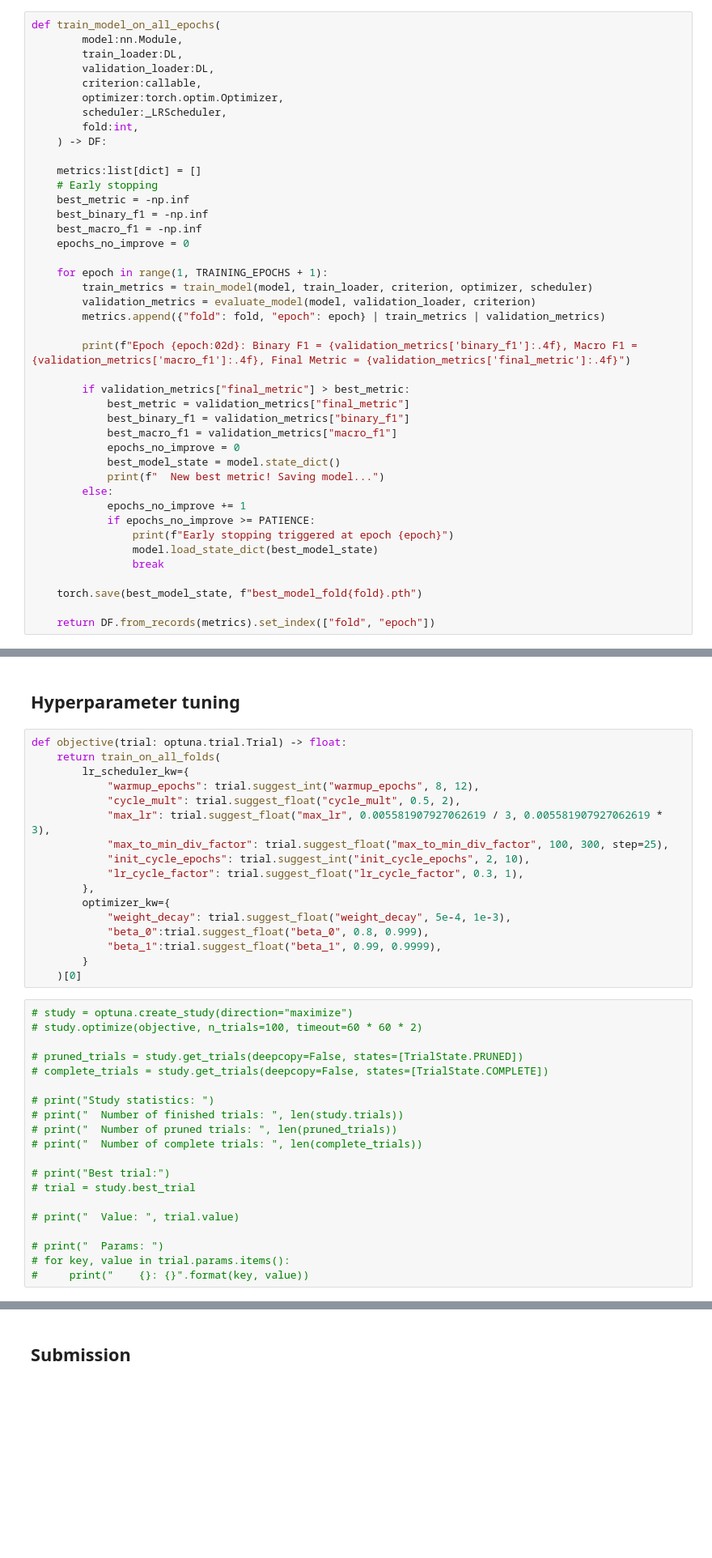
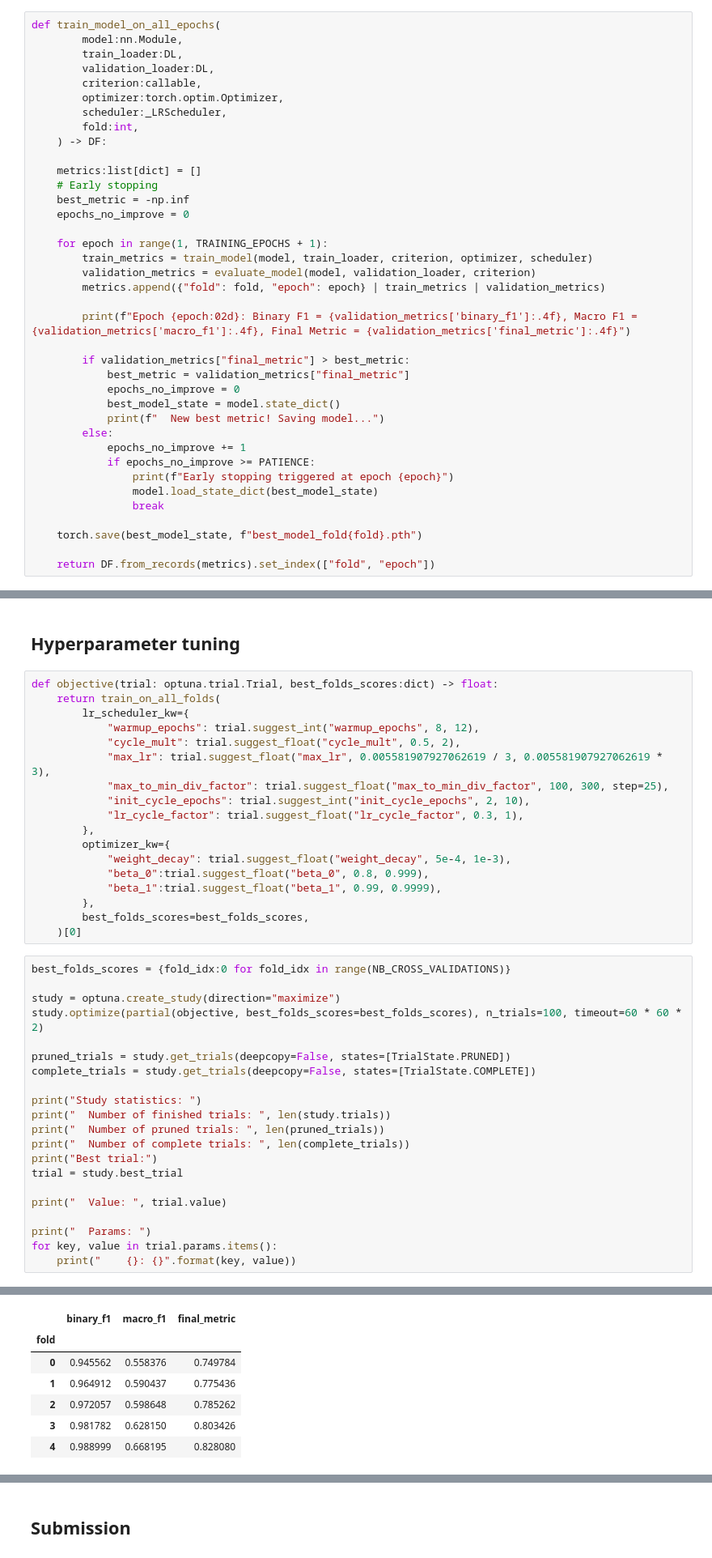
Before and after one commit to MauroAbidalCarrer/CMI-2025-competition, a Jupyter notebook: notebooks/train_and_infer.ipynb, the cells around one changed output, grey strips where cells are left out. Shown at 81% size. Cells and saved outputs as stored; diff of their text form; blank space fills up the shorter version.

```diff
--- a/notebooks/train_and_infer.ipynb
+++ b/notebooks/train_and_infer.ipynb
@@ -989,8 +989,6 @@ def train_model_on_all_epochs(
     metrics:list[dict] = []
     # Early stopping
     best_metric = -np.inf
-    best_binary_f1 = -np.inf
-    best_macro_f1 = -np.inf
     epochs_no_improve = 0
 
     for epoch in range(1, TRAINING_EPOCHS + 1):
@@ -1002,8 +1000,6 @@ def train_model_on_all_epochs(
 
         if validation_metrics["final_metric"] > best_metric:
             best_metric = validation_metrics["final_metric"]
-            best_binary_f1 = validation_metrics["binary_f1"]
-            best_macro_f1 = validation_metrics["macro_f1"]
             epochs_no_improve = 0
             best_model_state = model.state_dict()
             print(f"  New best metric! Saving model...")
@@ -1188,7 +1210,7 @@ mean best CV: 0.7877520667084967
 # %% [markdown]
 ## Hyperparameter tuning
 # %%
-def objective(trial: optuna.trial.Trial) -> float:
+def objective(trial: optuna.trial.Trial, best_folds_scores:dict) -> float:
     return train_on_all_folds(
         lr_scheduler_kw={
             "warmup_epochs": trial.suggest_int("warmup_epochs", 8, 12),
@@ -1202,25 +1224,28 @@ def objective(trial: optuna.trial.Trial) -> float:
             "weight_decay": trial.suggest_float("weight_decay", 5e-4, 1e-3),
             "beta_0":trial.suggest_float("beta_0", 0.8, 0.999),
             "beta_1":trial.suggest_float("beta_1", 0.99, 0.9999),
-        }
+        },
+        best_folds_scores=best_folds_scores,
     )[0]
 # %%
-# study = optuna.create_study(direction="maximize")
-# study.optimize(objective, n_trials=100, timeout=60 * 60 * 2)
+best_folds_scores = {fold_idx:0 for fold_idx in range(NB_CROSS_VALIDATIONS)}
 
-# pruned_trials = study.get_trials(deepcopy=False, states=[TrialState.PRUNED])
-# complete_trials = study.get_trials(deepcopy=False, states=[TrialState.COMPLETE])
+study = optuna.create_study(direction="maximize")
+study.optimize(partial(objective, best_folds_scores=best_folds_scores), n_trials=100, timeout=60 * 60 * 2)
 
-# print("Study statistics: ")
-# print("  Number of finished trials: ", len(study.trials))
-# print("  Number of pruned trials: ", len(pruned_trials))
-# print("  Number of complete trials: ", len(complete_trials))
+pruned_trials = study.get_trials(deepcopy=False, states=[TrialState.PRUNED])
+complete_trials = study.get_trials(deepcopy=False, states=[TrialState.COMPLETE])
 
-# print("Best trial:")
-# trial = study.best_trial
+print("Study statistics: ")
+print("  Number of finished trials: ", len(study.trials))
+print("  Number of pruned trials: ", len(pruned_trials))
+print("  Number of complete trials: ", len(complete_trials))
+print("Best trial:")
+trial = study.best_trial
 
-# print("  Value: ", trial.value)
+print("  Value: ", trial.value)
 
-# print("  Params: ")
-# for key, value in trial.params.items():
-#     print("    {}: {}".format(key, value))
+print("  Params: ")
+for key, value in trial.params.items():
+    print("    {}: {}".format(key, value))
+# %% [output]
@@ -1226,0 +1270,7 @@ def objective(trial: optuna.trial.Trial) -> float:
+|  | binary_f1 | macro_f1 | final_metric |
+| fold |  |  |  |
+| 0 | 0.945562 | 0.558376 | 0.749784 |
+| 1 | 0.964912 | 0.590437 | 0.775436 |
+| 2 | 0.972057 | 0.598648 | 0.785262 |
+| 3 | 0.981782 | 0.628150 | 0.803426 |
+| 4 | 0.988999 | 0.668195 | 0.828080 |
```
Also changed, not shown: parts of 5 cells of this notebook.
